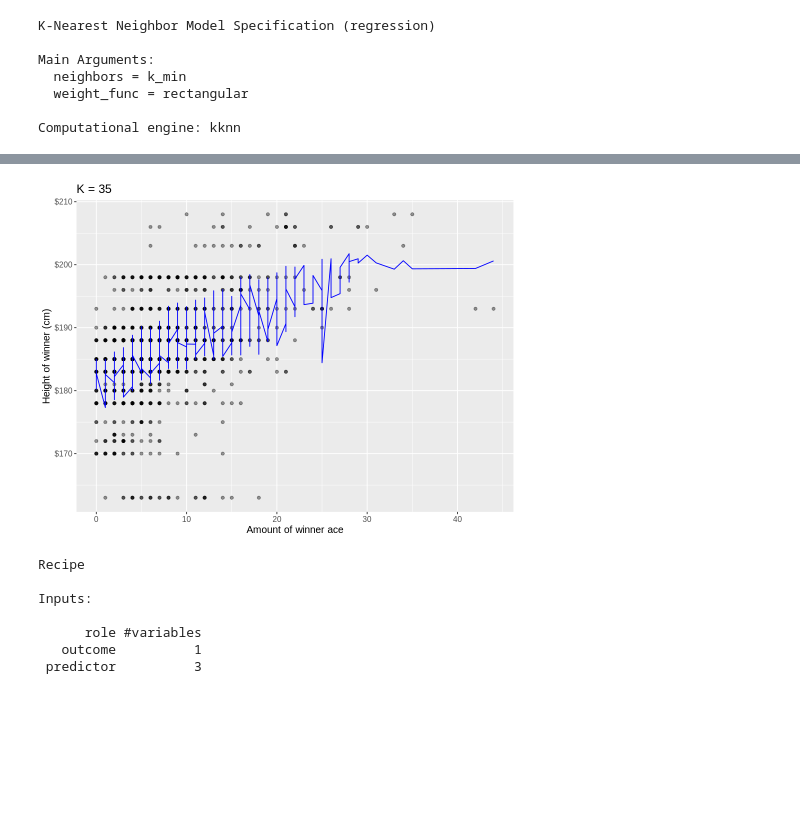
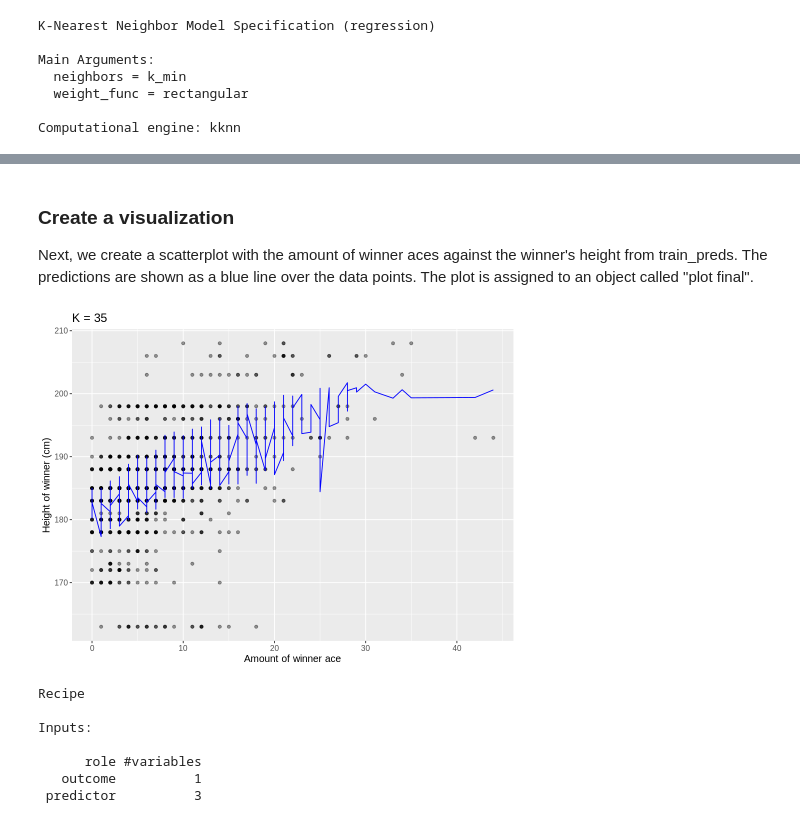
Before and after one commit to Tom0809/Group-Project, a Jupyter notebook: Group Project.ipynb, the cells around one changed output, grey strips where cells are left out. Drawn from its saved outputs; the diff is of its cells as text; code cells hidden in the pictures; blank space fills up the shorter version.

```diff
--- a/Group Project.ipynb
+++ b/Group Project.ipynb
@@ -293,25 +314,28 @@ A tibble: 3 × 3
+# %% [markdown]
+### Create a visualization
+
+Next, we create a scatterplot with the amount of winner aces against the winner's height from train_preds. The predictions are shown as a blue line over the data points. The plot is assigned to an object called "plot final".
 # %%
 #plot to show result of knn on w_ace versus winner_ht for test data
 
 
-sacr_preds <- tennis_best_fit |>
+test_preds <- tennis_best_fit |>
   predict(tennis_test) |>
   bind_cols(tennis_test)
 
 
-plot_final <- ggplot(tennis_test, aes(x = w_ace, y = winner_ht)) +
+plot_final <- ggplot(test_preds, aes(x = w_ace, y = winner_ht)) +
   geom_point(alpha = 0.4) +
-  geom_line(data = sacr_preds,
+  geom_line(data = test_preds,
             mapping = aes(x = w_ace, y = .pred),
             color = "blue") +
   xlab("Amount of winner ace") +
   ylab("Height of winner (cm)") +
-  scale_y_continuous(labels = dollar_format()) +
   ggtitle(paste0("K = ",k_min)) +
   theme(text = element_text(size = 12))
 plot_final
 # %% [output]
-[figure, old version]
+[figure, new version]
 # %%
 set.seed(1234)
 
```
Also changed, not shown: parts of 7 cells of this notebook.
